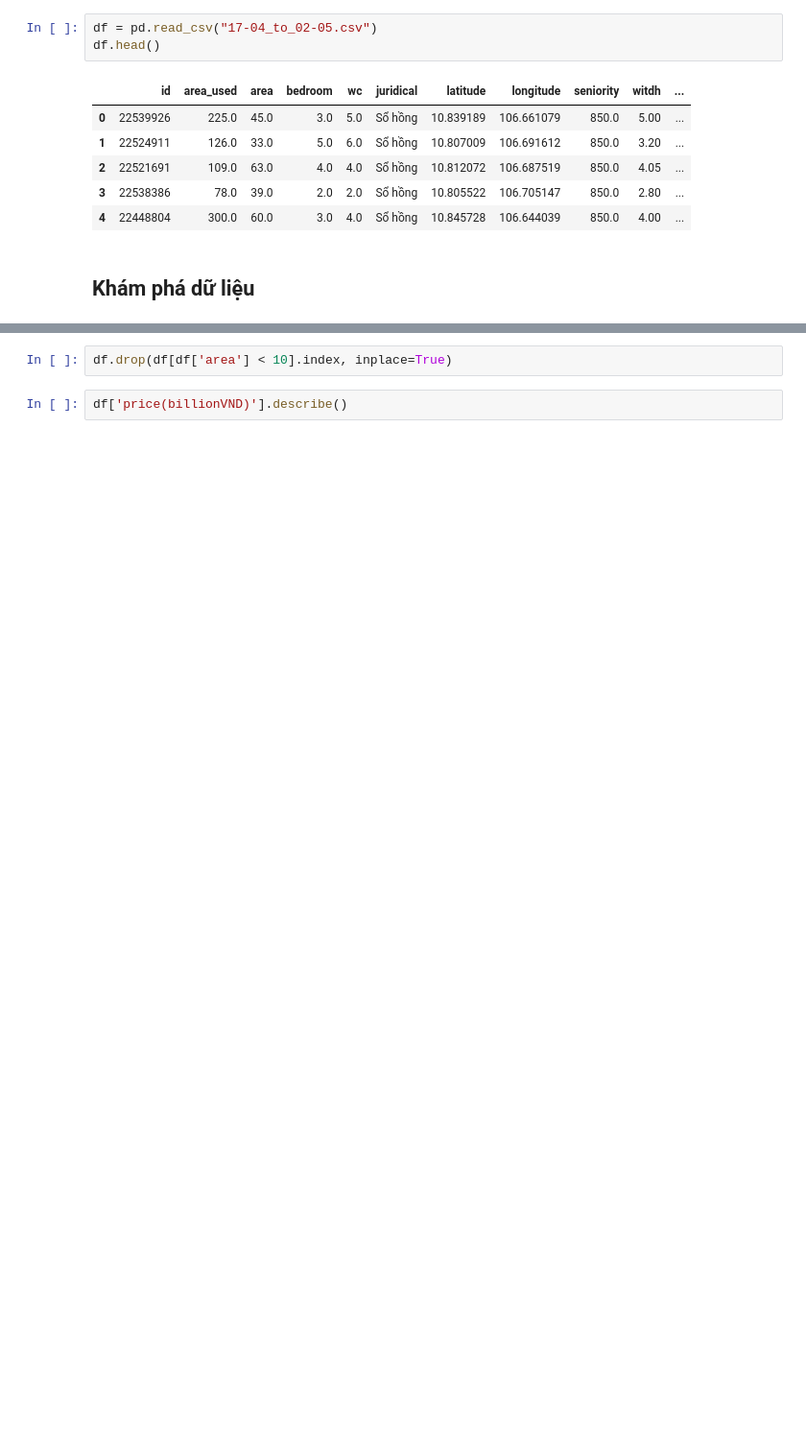
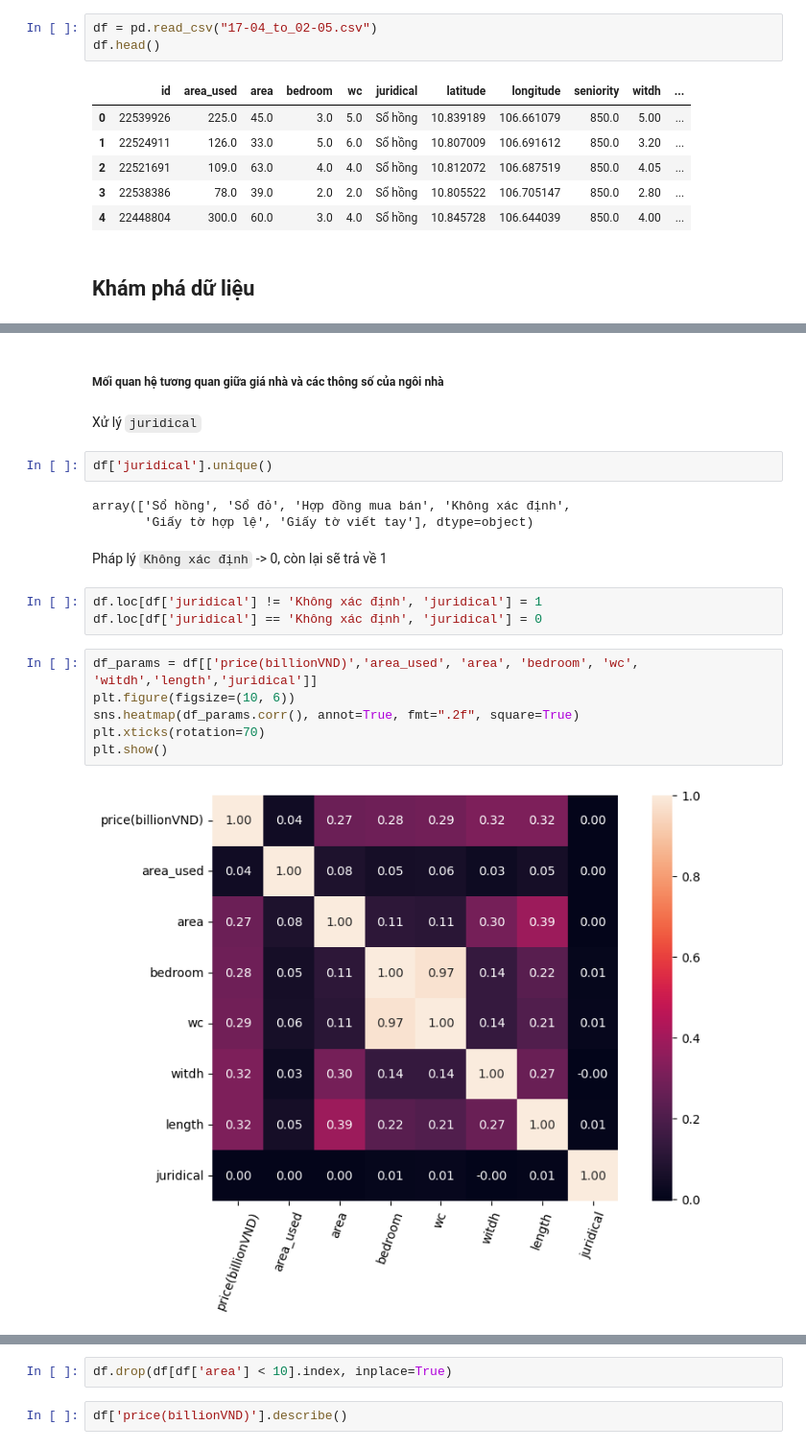
Before and after one commit to TTAT91A/Mogi_HousePrices_Pipeline, a Jupyter notebook: dags/code/Explore.ipynb, the cells around one changed output, grey strips where cells are left out. Shown at 96% size. Saved outputs shown, nothing was run; the diff lists cells and outputs as text; blank space fills up the shorter version.

```diff
--- a/dags/code/Explore.ipynb
+++ b/dags/code/Explore.ipynb
@@ -18,0 +106,22 @@ df.head()
+# %% [markdown]
+##### Mối quan hệ tương quan giữa giá nhà và các thông số của ngôi nhà
+# %% [markdown]
+Xử lý `juridical`
+# %%
+df['juridical'].unique()
+# %% [output]
+array(['Sổ hồng', 'Sổ đỏ', 'Hợp đồng mua bán', 'Không xác định',
+       'Giấy tờ hợp lệ', 'Giấy tờ viết tay'], dtype=object)
+# %% [markdown]
+Pháp lý `Không xác định` -> 0, còn lại sẽ trả về 1
+# %%
+df.loc[df['juridical'] != 'Không xác định', 'juridical'] = 1
+df.loc[df['juridical'] == 'Không xác định', 'juridical'] = 0
+# %%
+df_params = df[['price(billionVND)','area_used', 'area', 'bedroom', 'wc', 'witdh','length','juridical']]
+plt.figure(figsize=(10, 6))
+sns.heatmap(df_params.corr(), annot=True, fmt=".2f", square=True)
+plt.xticks(rotation=70)
+plt.show()
+# %% [output]
+[figure, added]
```
Also changed, not shown: parts of 36 cells of this notebook, 6 other files.
